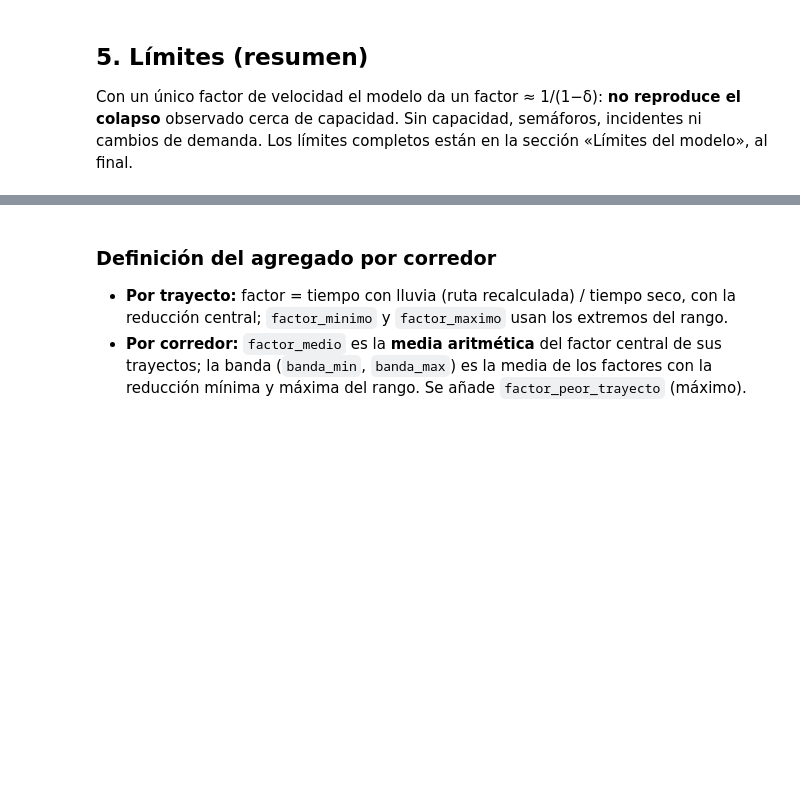
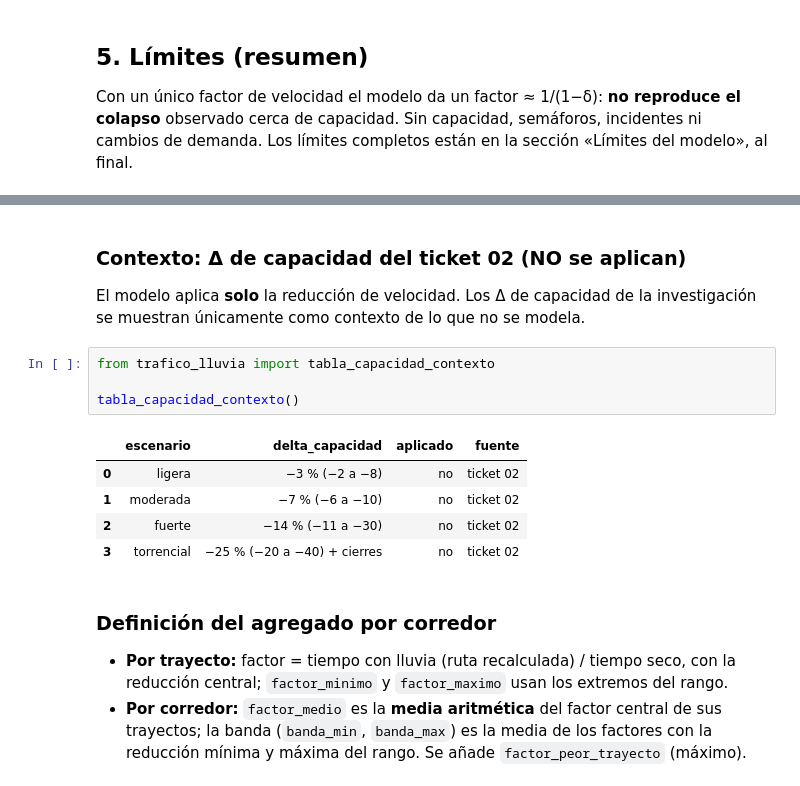
Before and after one commit to juanheliosg/taller-agentes-ia-granada, a Jupyter notebook: cuaderno_lluvia.ipynb, the cells around one changed output, grey strips where cells are left out. Saved outputs shown, nothing was run; the diff lists cells and outputs as text; blank space fills up the shorter version.

Commit message:
Corrige hallazgos de la revisión: confianza del ticket 02, contexto de capacidad, API pública, documentación y map.md
Co-Authored-By: Claude Sonnet 5.5 <noreply@anthropic.com>

```diff
--- a/cuaderno_lluvia.ipynb
+++ b/cuaderno_lluvia.ipynb
@@ -143,6 +135,20 @@ tabla_esc
 | 1 | moderada | 2,5 - 6,35 | 0.07 | 5% a 10% | 0.06 | 4% a 10% | ... |
 | 2 | fuerte | 6,35 - 30 | 0.11 | 7% a 20% | 0.09 | 6% a 17% | ... |
 | 3 | torrencial | > 30 | 0.22 | 15% a 35% | 0.20 | 15% a 35% | ... |
+# %% [markdown]
+### Contexto: Δ de capacidad del ticket 02 (NO se aplican)
+
+El modelo aplica **solo** la reducción de velocidad. Los Δ de capacidad de la investigación se muestran únicamente como contexto de lo que no se modela.
+# %%
+from trafico_lluvia import tabla_capacidad_contexto
+
+tabla_capacidad_contexto()
+# %% [output]
+|  | escenario | delta_capacidad | aplicado | fuente |
+| 0 | ligera | −3 % (−2 a −8) | no | ticket 02 |
+| 1 | moderada | −7 % (−6 a −10) | no | ticket 02 |
+| 2 | fuerte | −14 % (−11 a −30) | no | ticket 02 |
+| 3 | torrencial | −25 % (−20 a −40) + cierres | no | ticket 02 |
 # %% [markdown]
 ### Definición del agregado por corredor
 
```
Also changed, not shown: parts of 11 cells of this notebook, 11 other files.
